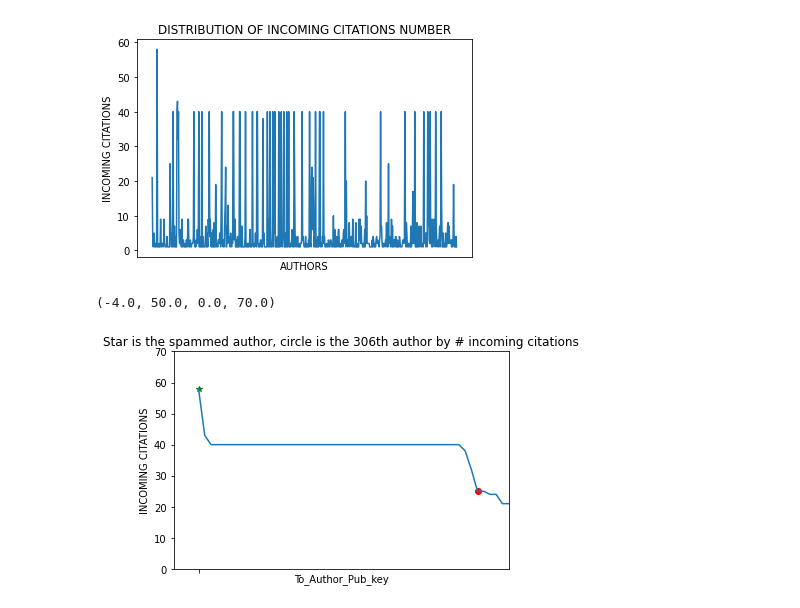
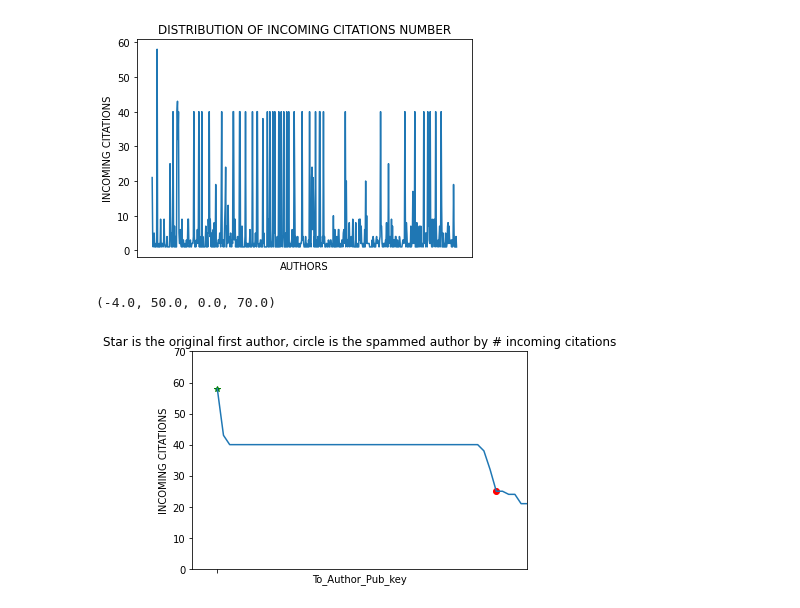
Before and after one commit to matteo-Donofrio-unipi/Master_Degree_Thesis, a Jupyter notebook: POST_LAD_EXPERIMENTS/Post_Lad_Dfs.ipynb, the cells around one changed output. Cells and saved outputs as stored; diff of their text form; code cells hidden in the pictures.

```diff
--- a/POST_LAD_EXPERIMENTS/Post_Lad_Dfs.ipynb
+++ b/POST_LAD_EXPERIMENTS/Post_Lad_Dfs.ipynb
@@ -1667,18 +1716,18 @@ plt.tick_params(
 # %%
 data = DB_AA_post_clique.groupby(by='To_Author_Pub_key')['ToNodeId'].count().sort_values(ascending=False)
 plt.xlabel('AUTHORS')
 plt.tick_params(
     axis='x',          # changes apply to the x-axis
     which='both',      # both major and minor ticks are affected
     bottom=True,      # ticks along the bottom edge are off
     top=False,         # ticks along the top edge are off
     labelbottom=False)
 plt.ylabel('INCOMING CITATIONS')
-plt.title('Star is the spammed author, circle is the 306th author by # incoming citations')
+plt.title('Star is the original first author, circle is the spammed author by # incoming citations')
 plt.plot(0,data[0], 'g*')
 plt.plot(45,data[45], 'ro')
 data.plot()
 plt.axis([-4, 50, 0, 70])
 # %% [output]
 (-4.0, 50.0, 0.0, 70.0)
-[figure, old version]
+[figure, new version]
```
Also changed, not shown: parts of 13 cells of this notebook.
